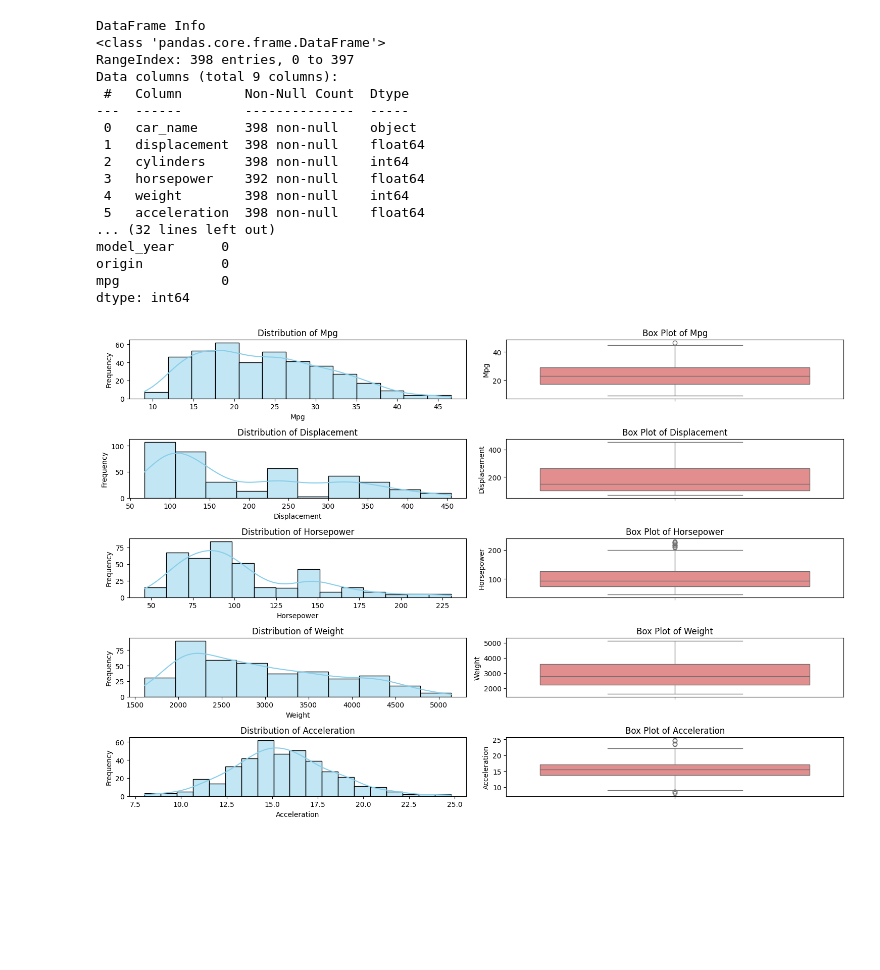
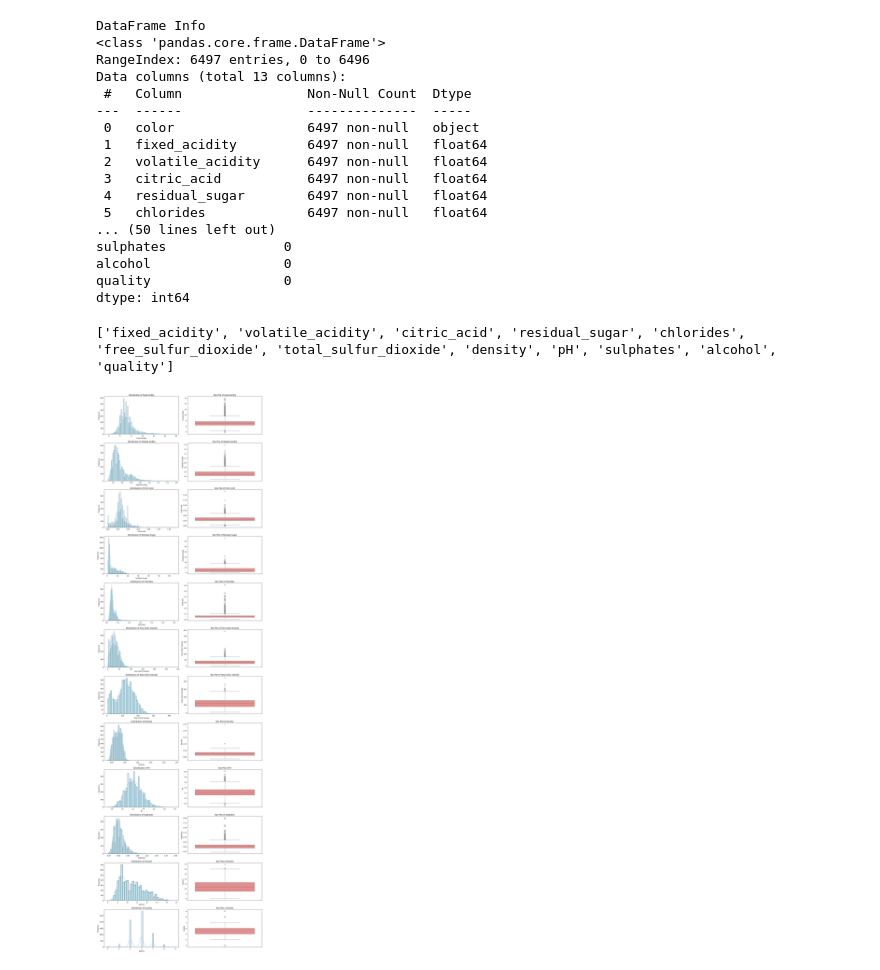
Before and after one commit to jazz1416/Predicting-Wine-Quality, a Jupyter notebook: AA1_500_Team_4_Final_Project.ipynb, the cells around one changed output. Saved outputs shown, nothing was run; the diff lists cells and outputs as text; code cells hidden in the pictures; blank space fills up the shorter version.

```diff
--- a/AA1_500_Team_4_Final_Project.ipynb
+++ b/AA1_500_Team_4_Final_Project.ipynb
@@ -45,0 +23,22 @@ auto_mpg_data.head()
+# %%
+from ucimlrepo import fetch_ucirepo
+
+# fetch dataset
+wine_quality = fetch_ucirepo(id=186)
+
+# data (as pandas dataframes)
+# X = wine_quality.data.features
+# y = wine_quality.data.targets
+z = wine_quality.data.original
+
+# metadata
+# print(wine_quality.metadata)
+
+# variable information
+# print(wine_quality.variables)
+
+wine_quality = pd.DataFrame(z)
+col_order = ['color'] + [col for col in wine_quality.columns if col != 'color']
+wine_quality = wine_quality[col_order]
+wine_quality.head()
+# print(wine_quality.data.original)
@@ -47,28 +53,28 @@ auto_mpg_data.head()
 #initial steps for EDA
 
 print('DataFrame Info')
-auto_mpg_data.info()
+wine_quality.info()
 
 print('Descriptive Statistics')
-print(auto_mpg_data.describe())
+print(wine_quality.describe())
 
 print('Missing Values Count')
-print(auto_mpg_data.isnull().sum())
+print(wine_quality.isnull().sum())
 # %% [output]
 DataFrame Info
 <class 'pandas.core.frame.DataFrame'>
-RangeIndex: 398 entries, 0 to 397
-Data columns (total 9 columns):
- #   Column        Non-Null Count  Dtype
----  ------        --------------  -----
- 0   car_name      398 non-null    object
- 1   displacement  398 non-null    float64
- 2   cylinders     398 non-null    int64
- 3   horsepower    392 non-null    float64
- 4   weight        398 non-null    int64
- 5   acceleration  398 non-null    float64
-... (32 lines left out)
-model_year      0
-origin          0
-mpg             0
+RangeIndex: 6497 entries, 0 to 6496
+Data columns (total 13 columns):
+ #   Column                Non-Null Count  Dtype
+---  ------                --------------  -----
+ 0   color                 6497 non-null   object
+ 1   fixed_acidity         6497 non-null   float64
+ 2   volatile_acidity      6497 non-null   float64
+ 3   citric_acid           6497 non-null   float64
+ 4   residual_sugar        6497 non-null   float64
+ 5   chlorides             6497 non-null   float64
+... (50 lines left out)
+sulphates               0
+alcohol                 0
+quality                 0
 dtype: int64
@@ -78,21 +81,28 @@ import seaborn as sns
+# %%
+wine_quality_variables = wine_quality.columns.tolist()
+wine_quality_variables.remove('color')
+print(wine_quality_variables)
+# %% [output]
+['fixed_acidity', 'volatile_acidity', 'citric_acid', 'residual_sugar', 'chlorides', 'free_sulfur_dioxide', 'total_sulfur_dioxide', 'density', 'pH', 'sulphates', 'alcohol', 'quality']
 # %%
-numerical_features = ['mpg', 'displacement', 'horsepower', 'weight', 'acceleration']
+wine_quality_variables = wine_quality.columns.tolist()
+wine_quality_variables.remove('color')
 
-plt.figure(figsize=(15, 10))
-for i, col in enumerate(numerical_features):
-    plt.subplot(len(numerical_features), 2, 2*i + 1)
-    sns.histplot(auto_mpg_data[col], kde=True, color='skyblue')
+plt.figure(figsize=(15, 50))
+for i, col in enumerate(wine_quality_variables):
+    plt.subplot(len(wine_quality_variables), 2, 2*i + 1)
+    sns.histplot(wine_quality[col], kde=True, color='skyblue')
     plt.title(f'Distribution of {col.replace("_", " ").title()}')
     plt.xlabel(col.replace("_", " ").title())
     plt.ylabel('Frequency')
 
-    plt.subplot(len(numerical_features), 2, 2*i + 2)
-    sns.boxplot(y=auto_mpg_data[col], color='lightcoral')
+    plt.subplot(len(wine_quality_variables), 2, 2*i + 2)
+    sns.boxplot(y=wine_quality[col], color='lightcoral')
     plt.title(f'Box Plot of {col.replace("_", " ").title()}')
     plt.ylabel(col.replace("_", " ").title())
 
 plt.tight_layout()
 plt.show()
 # %% [output]
-[figure, old version]
+[figure, new version]
 # %%
```
Also changed, not shown: parts of 30 cells of this notebook.
